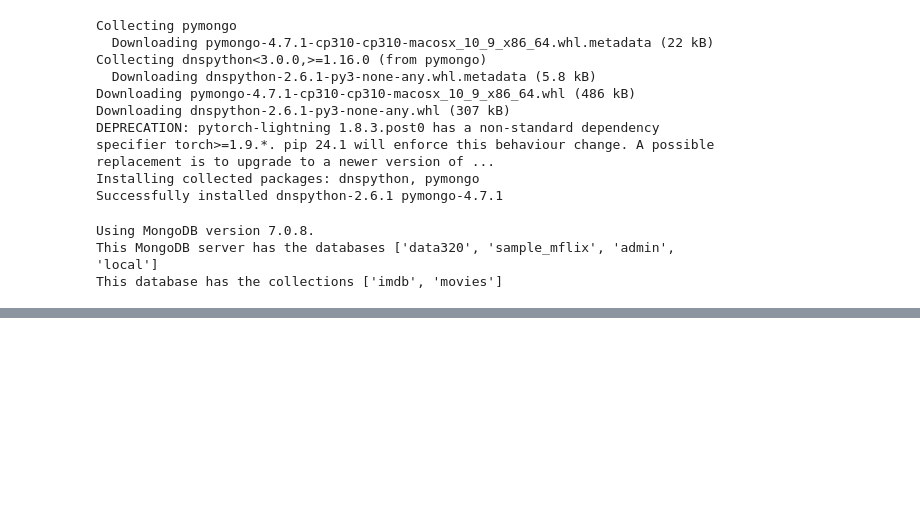
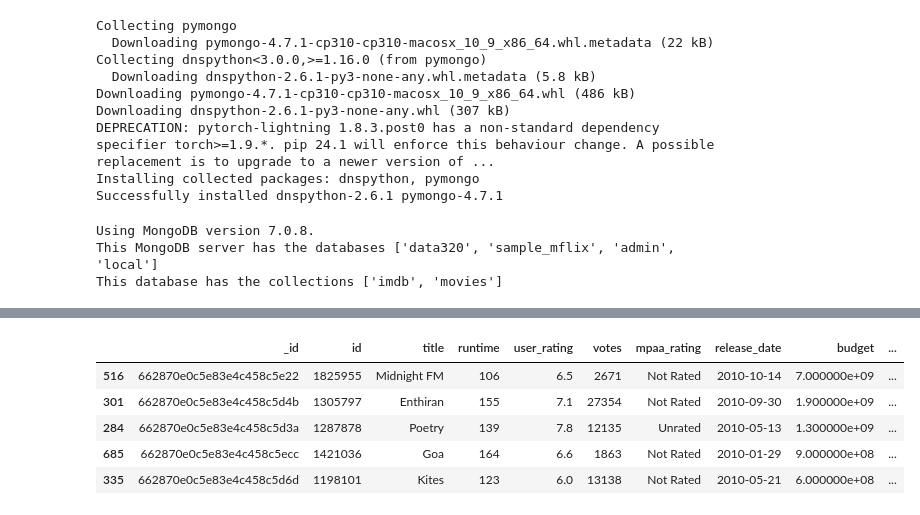
Before and after one commit to ahmedalani/super-dollop, a Jupyter notebook: alani-DetectingOutliers.ipynb, the cells around one changed output, grey strips where cells are left out. Saved outputs shown, nothing was run; the diff lists cells and outputs as text; code cells hidden in the pictures; blank space fills up the shorter version.

```diff
--- a/alani-DetectingOutliers.ipynb
+++ b/alani-DetectingOutliers.ipynb
@@ -76,0 +83,10 @@ NameError: name 'imdb' is not defined
+# %%
+# sorting by highest budget first
+imdb.sort_values(by=['budget'], ascending=False).head()
+# %% [output]
+|  | _id | id | title | runtime | user_rating | votes | mpaa_rating | release_date | budget | ... |
+| 516 | 662870e0c5e83e4c458c5e22 | 1825955 | Midnight FM | 106 | 6.5 | 2671 | Not Rated | 2010-10-14 | 7.000000e+09 | ... |
+| 301 | 662870e0c5e83e4c458c5d4b | 1305797 | Enthiran | 155 | 7.1 | 27354 | Not Rated | 2010-09-30 | 1.900000e+09 | ... |
+| 284 | 662870e0c5e83e4c458c5d3a | 1287878 | Poetry | 139 | 7.8 | 12135 | Unrated | 2010-05-13 | 1.300000e+09 | ... |
+| 685 | 662870e0c5e83e4c458c5ecc | 1421036 | Goa | 164 | 6.6 | 1863 | Not Rated | 2010-01-29 | 9.000000e+08 | ... |
+| 335 | 662870e0c5e83e4c458c5d6d | 1198101 | Kites | 123 | 6.0 | 13138 | Not Rated | 2010-05-21 | 6.000000e+08 | ... |
```
Also changed, not shown: parts of 5 cells of this notebook.
